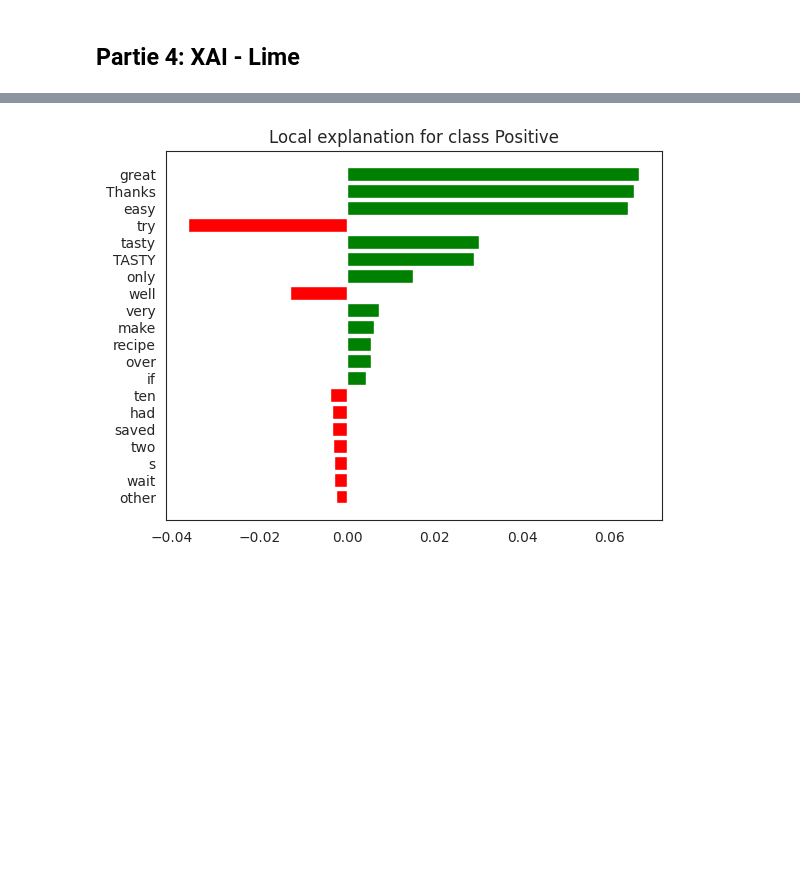
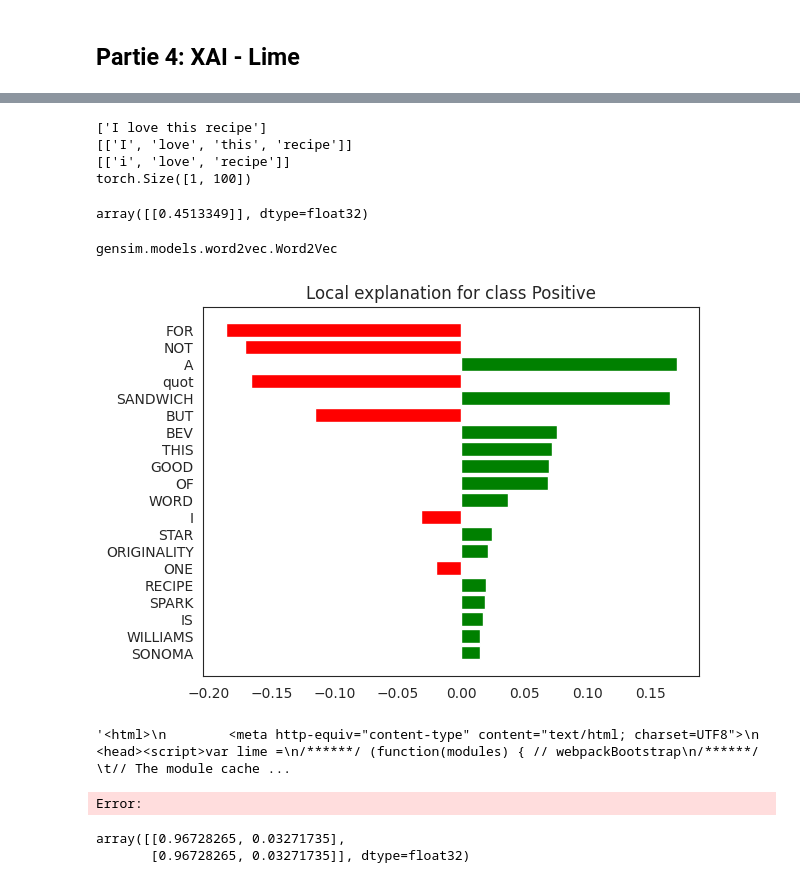
Before and after one commit to nestorcarmona/projet_MODIA, a Jupyter notebook: notebooks/part_2.ipynb, the cells around one changed output, grey strips where cells are left out. Cells and saved outputs as stored; diff of their text form; code cells hidden in the pictures; blank space fills up the shorter version.

```diff
--- a/notebooks/part_2.ipynb
+++ b/notebooks/part_2.ipynb
@@ -101,6 +105,9 @@ raw_interactions = raw_interactions.drop(
     raw_interactions.query('rating == 0').index,
 )
 
+# Drop NAN reviews
+raw_interactions = raw_interactions.dropna(subset=['review'])
+
 # Make a new column isPositive to indicate if the rating is positive or negative
 raw_interactions['isPositive'] = raw_interactions['rating'].apply(lambda x: 1 if x > 3 else 0, convert_dtype=bool)
 
@@ -507,0 +603,10 @@ test["review"].iloc[idx]
+# %%
+# Load the w2v model
+nltk.download('stopwords', quiet=True)
+stop_words = stopwords.words('english')
+model_w2v = pickle.load(open('./model_w2v.pkl', 'rb'))
+
+# Load the model
+model = BinaryClassifier(input_shape=100, dropout=0.10)
+model.load_state_dict(torch.load('./model_part2.pt'))
+model.eval()
@@ -508,26 +636,70 @@ test["review"].iloc[idx]
+# %%
+text = ["I love this recipe"]
+print(text)
+text_tokenize = [nltk.word_tokenize(review) for review in text]
+print(text_tokenize)
+text_tokenize = [[word.lower() for word in review if word.isalpha() and word not in stop_words] for review in text_tokenize]
+print(text_tokenize)
+X = torch.from_numpy(np.stack([np.mean([model_w2v.wv[token] for token in review if token in model_w2v.wv] or [np.zeros(100)], axis=0) for review in text_tokenize])).to("cuda").float()
+print(X.shape)
+model.eval()
+model.to("cuda")
+y_pred = model(X).cpu().detach().numpy()
+y_pred
+# %% [output]
+['I love this recipe']
+[['I', 'love', 'this', 'recipe']]
+[['i', 'love', 'recipe']]
+torch.Size([1, 100])
+array([[0.4513349]], dtype=float32)
+# %%
+type(model_w2v)
+# %% [output]
+gensim.models.word2vec.Word2Vec
 # %%
 from lime.lime_text import LimeTextExplainer
 explainer = LimeTextExplainer(
     class_names=['Negative', 'Positive']
 )
 
-def predict_from_text(text: str) -> np.ndarray:
+def predict_from_text_tfidf(text: str) -> np.ndarray:
     if isinstance(text, str):
         text = np.array([text])
     tfidf_data = tfidf_stem.transform(text).toarray()
     return predict(tfidf_data)
 
+def predict_from_text_wtv(text: str) -> np.ndarray:
+    text_tokenize = [nltk.word_tokenize(review) for review in text]
+    text_tokenize = [[word.lower() for word in review if word.isalpha() and word not in stop_words] for review in text_tokenize]
+    X = torch.from_numpy(np.stack([np.mean([model_w2v.wv[token] for token in review if token in model_w2v.wv] or [np.zeros(100)], axis=0) for review in text_tokenize])).to("cuda").float()
+    model.eval()
+    model.to("cuda")
+    y_pred = model(X).cpu().detach().numpy()
+    return np.stack([1-y_pred, y_pred])[..., 0].T
 
-idx = 2
+
+idx = 10
+
 exp = explainer.explain_instance(
     test["review"].iloc[idx],
-    classifier_fn=predict_from_text,
+    predict_from_text_wtv,
     num_features=20,
 )
+
+
+fig = exp.as_pyplot_figure()
+# %% [output]
+[figure, added]
-# %%
-fig = exp.as_pyplot_figure()
-# %% [output]
-[figure, removed]
+# %%
+exp.as_html()
+# %% [output]
+'<html>\n        <meta http-equiv="content-type" content="text/html; charset=UTF8">\n        <head><script>var lime =\n/******/ (function(modules) { // webpackBootstrap\n/******/ \t// The module cache ...
+Error:
+# %%
+predict_from_text_wtv(["I don't like you", "I don't like you"])
+# %% [output]
+array([[0.96728265, 0.03271735],
+       [0.96728265, 0.03271735]], dtype=float32)
 # %%
 exp.show_in_notebook(text=True)
 # %% [output]
```
Also changed, not shown: parts of 32 cells of this notebook, 17 other files.
